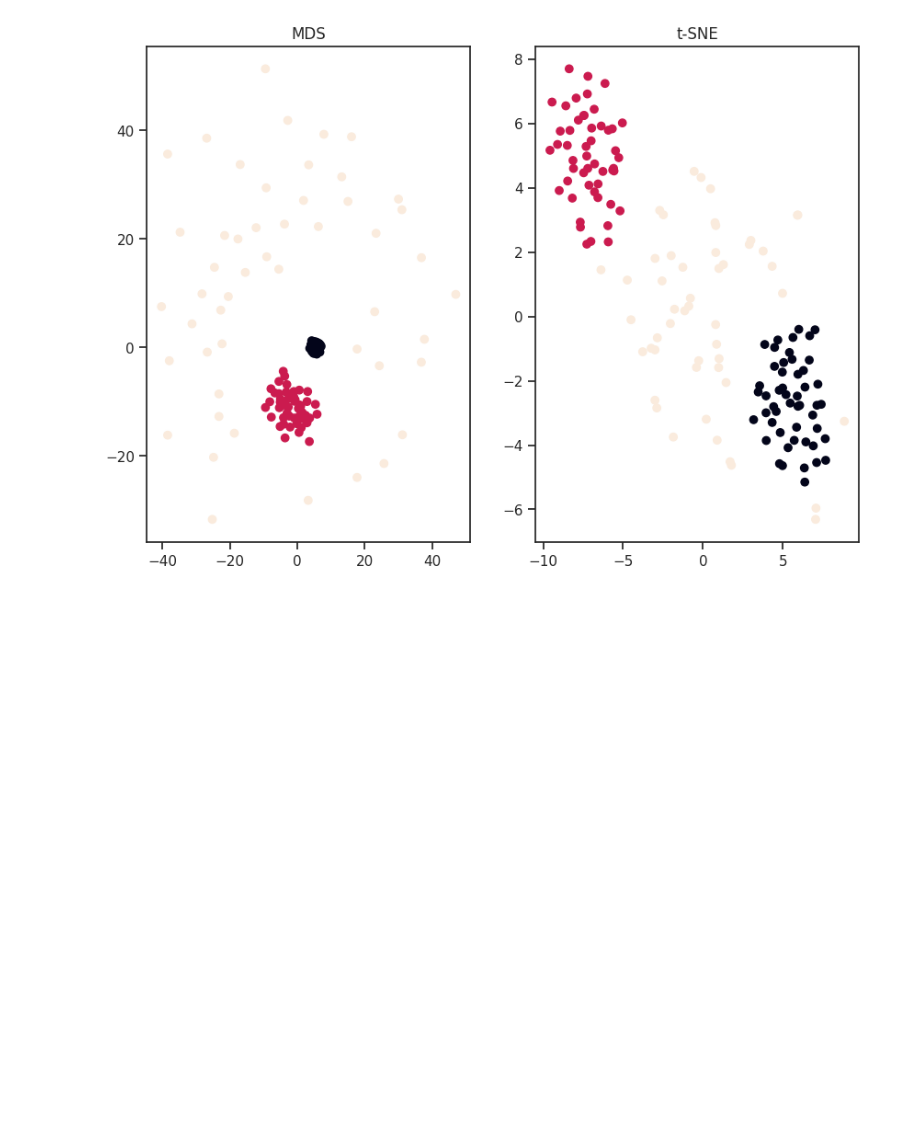
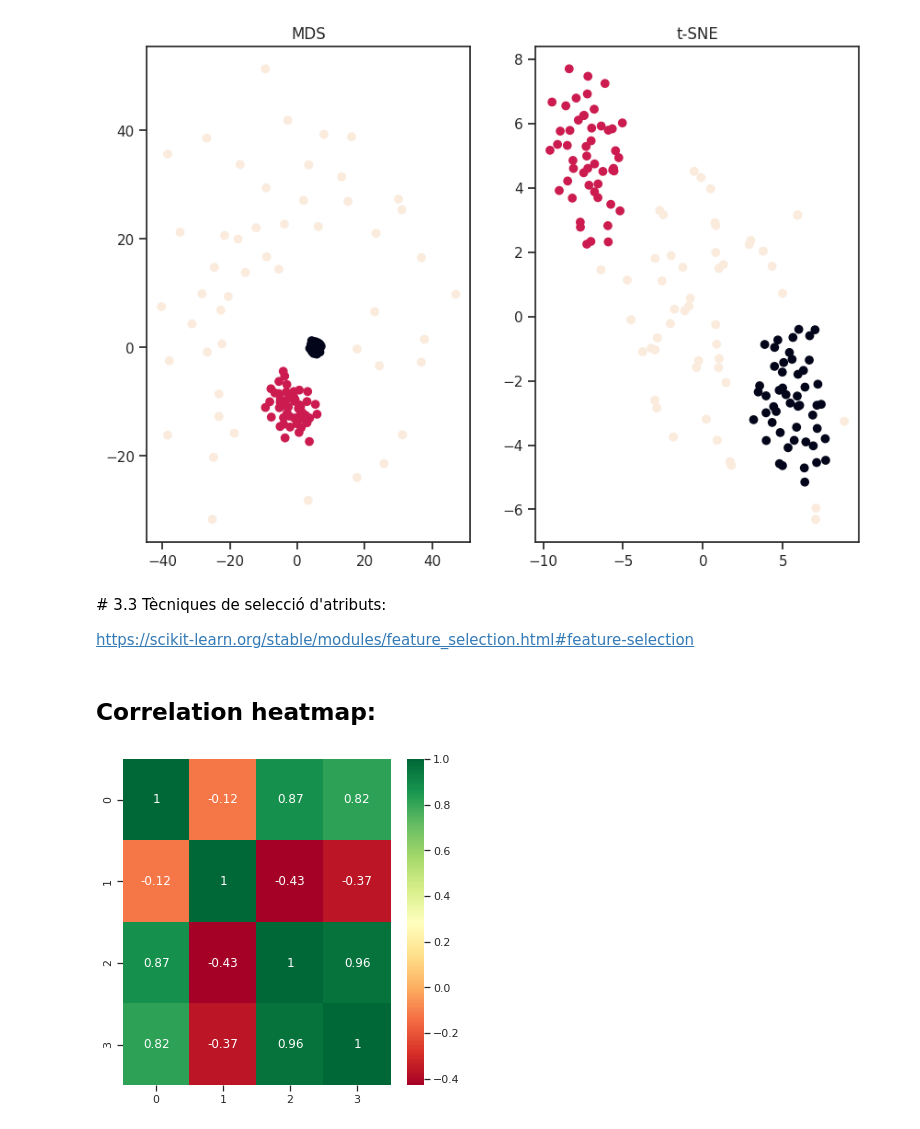
Before and after one commit to raulbenitez/introAI_ICE, a Jupyter notebook: Tema3_Reducció_de_dimensionalitat.ipynb, the cells around one changed output. Drawn from its saved outputs; the diff is of its cells as text; code cells hidden in the pictures; blank space fills up the shorter version.

```diff
--- a/Tema3_Reducció_de_dimensionalitat.ipynb
+++ b/Tema3_Reducció_de_dimensionalitat.ipynb
@@ -710,3 +712,28 @@ plt.title("t-SNE")
 plt.show()
 # %% [output]
 [figure]
+# %% [markdown]
+# 3.3 Tècniques de selecció d'atributs:
+
+https://scikit-learn.org/stable/modules/feature_selection.html#feature-selection
+# %% [markdown]
+## Correlation heatmap:
+# %%
+import pandas as pd
+import numpy as np
+import seaborn as sns
+from sklearn import datasets
+
+iris = datasets.load_iris()
+X = iris.data
+y = iris.target
+
+data = pd.DataFrame(X)
+#get correlations of each features in dataset
+corrmat = data.corr()
+top_corr_features = corrmat.index
+plt.figure(figsize=(6,6))
+#plot heat map
+g=sns.heatmap(data[top_corr_features].corr(),annot=True,cmap="RdYlGn")
+# %% [output]
+[figure, added]
```
Also changed, not shown: parts of 9 cells of this notebook.
